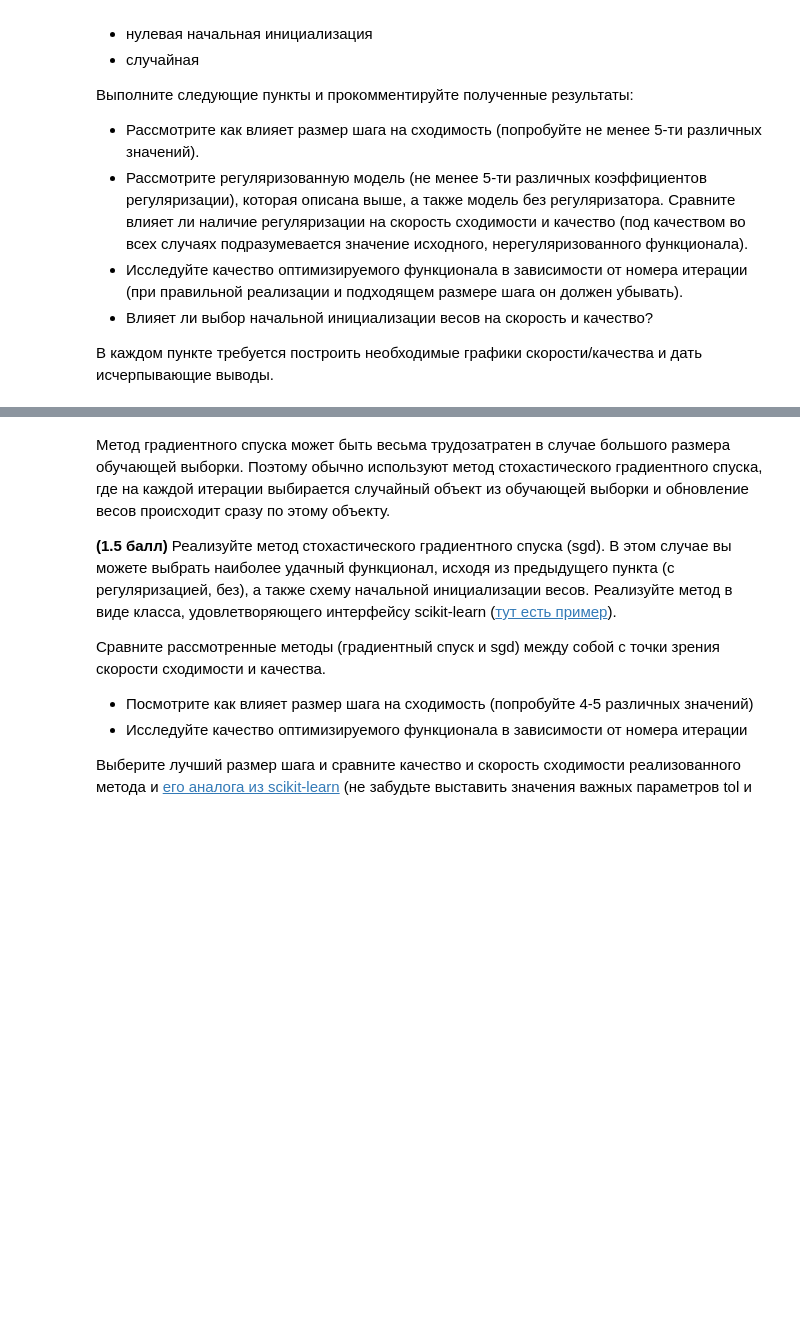
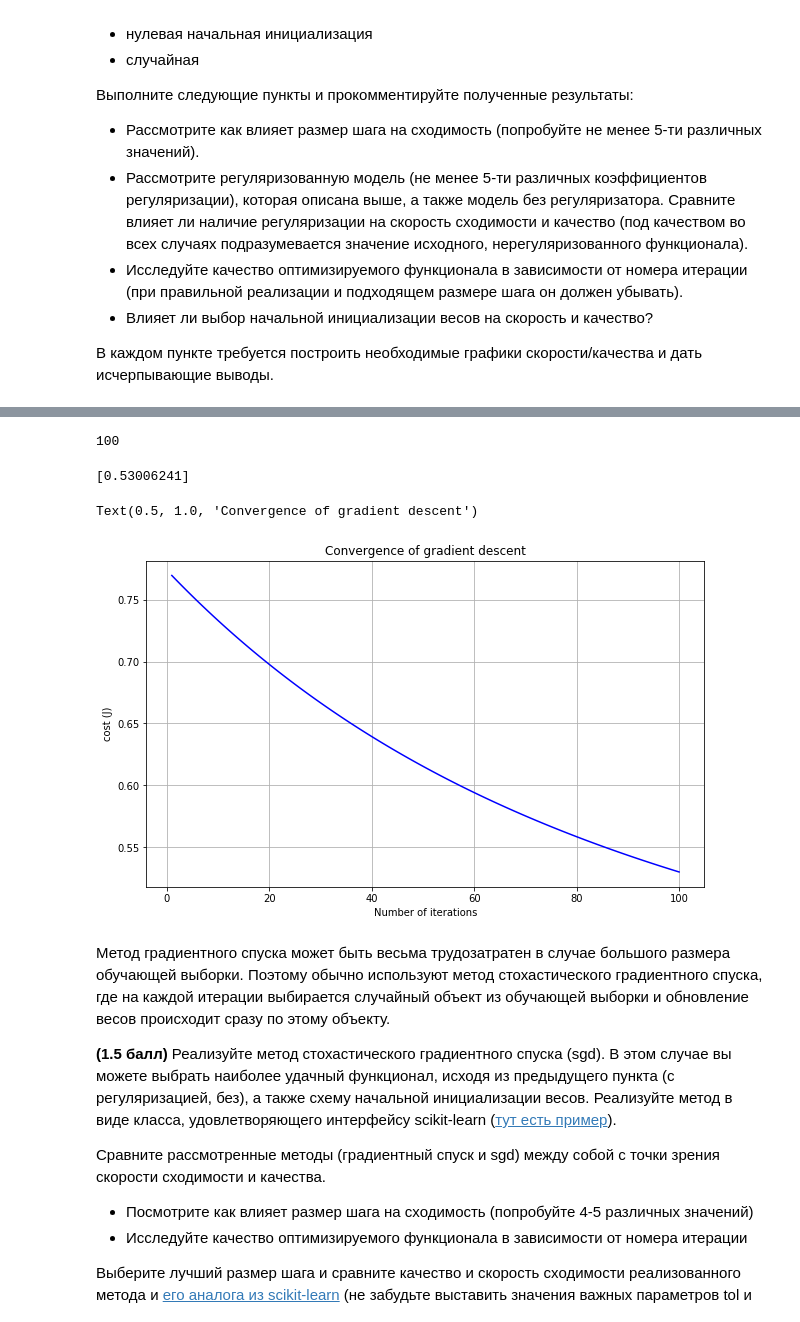
Before and after one commit to camaro1200/SVM, a Jupyter notebook: lab.03.ipynb, the cells around one changed output, grey strips where cells are left out. Drawn from its saved outputs; the diff is of its cells as text; code cells hidden in the pictures; blank space fills up the shorter version.

```diff
--- a/lab.03.ipynb
+++ b/lab.03.ipynb
@@ -92,0 +158,9 @@ pd.DataFrame(X).describe()
+# %%
+def return_accuracy(X, y, nn):
+    cost_val = nn.fit(lr=1e-1)
+    acc_train = nn.predict(nn.X, nn.y)
+    return acc_train, cost_val
+
+nn = LogRegression(X, y, False)
+acc, cost_val = return_accuracy(X, y, nn)
+print("accuracy is", acc)
@@ -93,3 +185,19 @@ pd.DataFrame(X).describe()
+# %%
+print(len(cost_val))
+# %% [output]
+100
+# %%
+print(cost_val[-1])
+plt.plot(range(1, len(cost_val) +1), cost_val, color ='blue')
+plt.rcParams["figure.figsize"] = (10,6)
+plt.grid()
+plt.xlabel("Number of iterations")
+plt.ylabel("cost (J)")
+plt.title("Convergence of gradient descent")
+# %% [output]
+[0.53006241]
+Text(0.5, 1.0, 'Convergence of gradient descent')
+[figure, added]
 # %% [markdown]
 Метод градиентного спуска может быть весьма трудозатратен в случае большого размера обучающей выборки. Поэтому обычно используют метод стохастического градиентного спуска, где на каждой итерации выбирается случайный объект из обучающей выборки и обновление весов происходит сразу по этому объекту.
 
```
Also changed, not shown: parts of 4 cells of this notebook, 1 other file.
